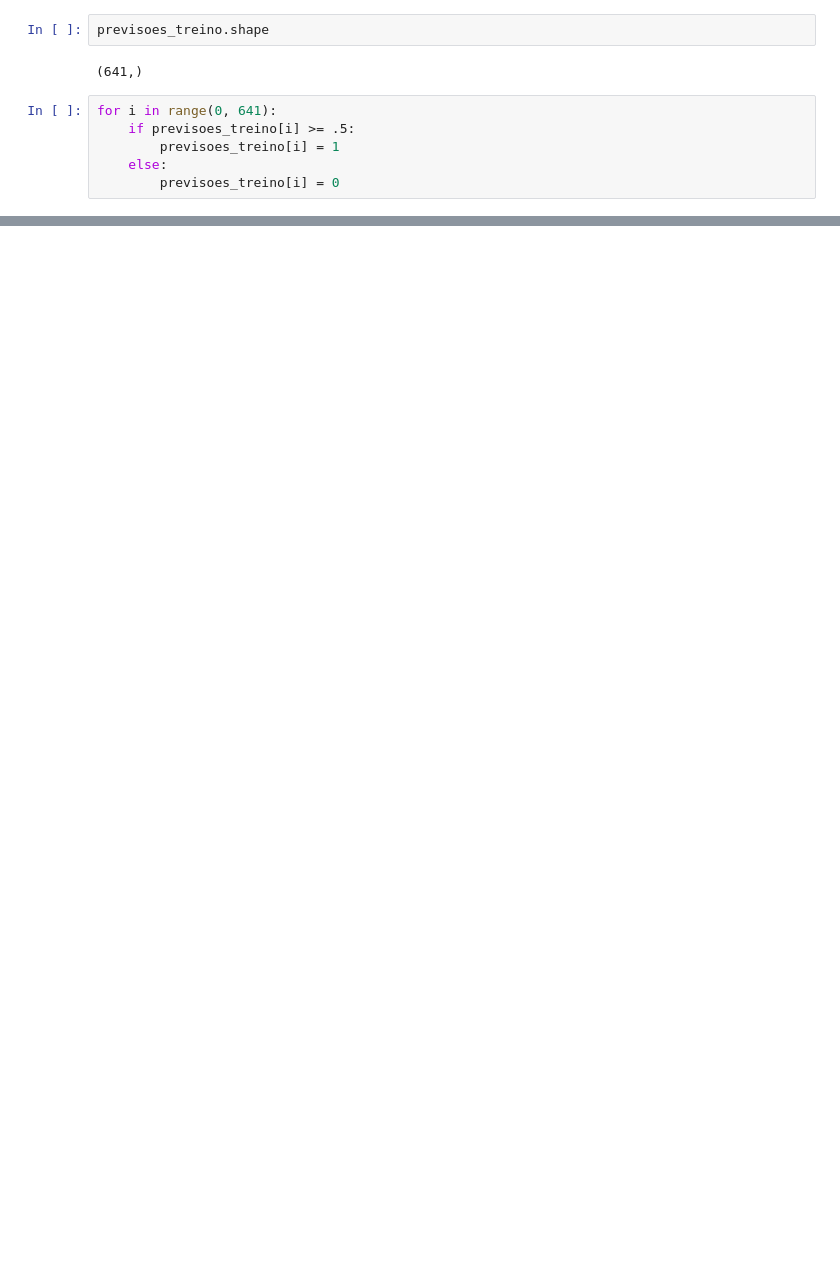
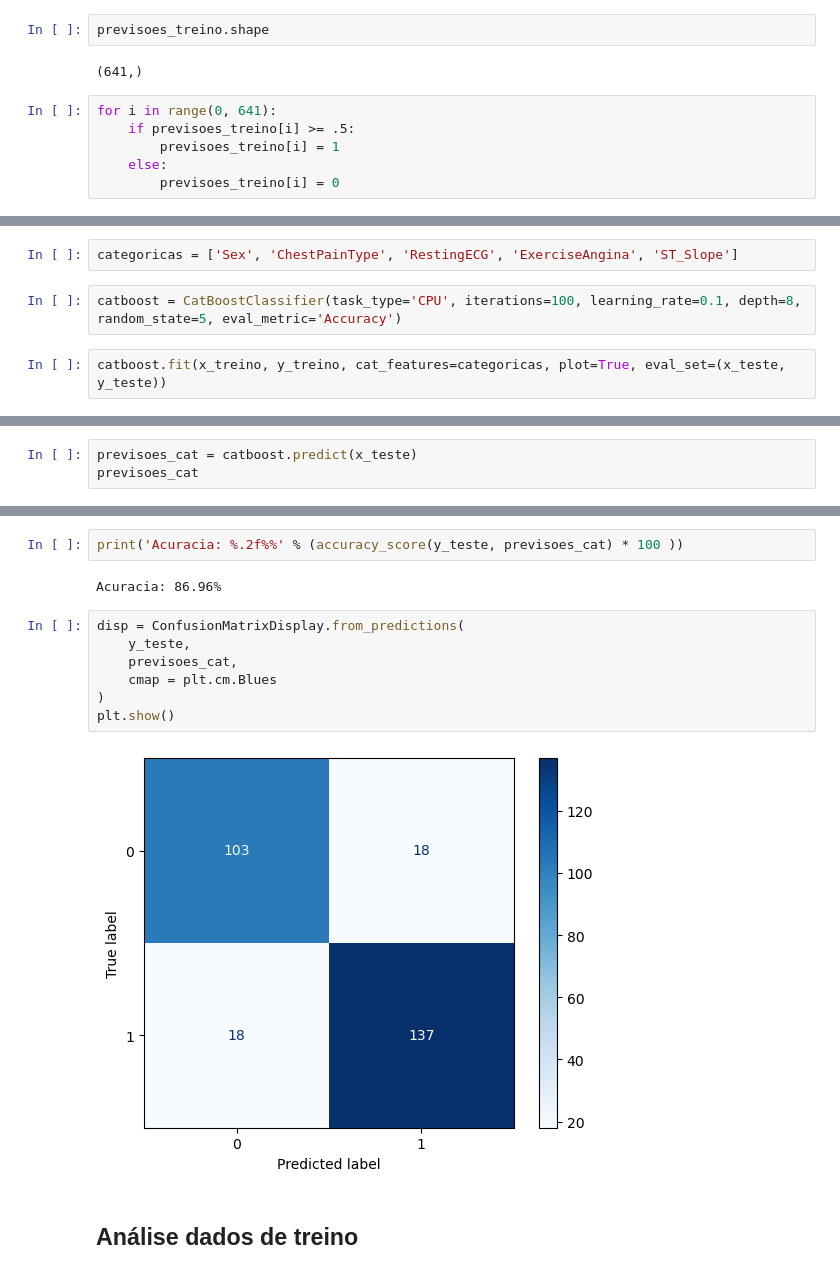
Before and after one commit to Rodriggo-Marcelino/Aprendizado_Supervisionado_Classifica-o, a Jupyter notebook: MachileLearningHeart.ipynb, the cells around one changed output, grey strips where cells are left out. Drawn from its saved outputs; the diff is of its cells as text; blank space fills up the shorter version.

```diff
--- a/MachileLearningHeart.ipynb
+++ b/MachileLearningHeart.ipynb
@@ -2171,0 +2237,6 @@ plt.show()
+# %%
+categoricas = ['Sex', 'ChestPainType', 'RestingECG', 'ExerciseAngina', 'ST_Slope']
+# %%
+catboost = CatBoostClassifier(task_type='CPU', iterations=100, learning_rate=0.1, depth=8, random_state=5, eval_metric='Accuracy')
+# %%
+catboost.fit(x_treino, y_treino, cat_features=categoricas, plot=True, eval_set=(x_teste, y_teste))
@@ -2171,0 +2263,3 @@ plt.show()
+# %%
+previsoes_cat = catboost.predict(x_teste)
+previsoes_cat
@@ -2171,0 +2295,15 @@ plt.show()
+# %%
+print('Acuracia: %.2f%%' % (accuracy_score(y_teste, previsoes_cat) * 100 ))
+# %% [output]
+Acuracia: 86.96%
+# %%
+disp = ConfusionMatrixDisplay.from_predictions(
+    y_teste,
+    previsoes_cat,
+    cmap = plt.cm.Blues
+)
+plt.show()
+# %% [output]
+[figure, added]
+# %% [markdown]
+## Análise dados de treino
```
Also changed, not shown: parts of 90 cells of this notebook, 14 other files.
